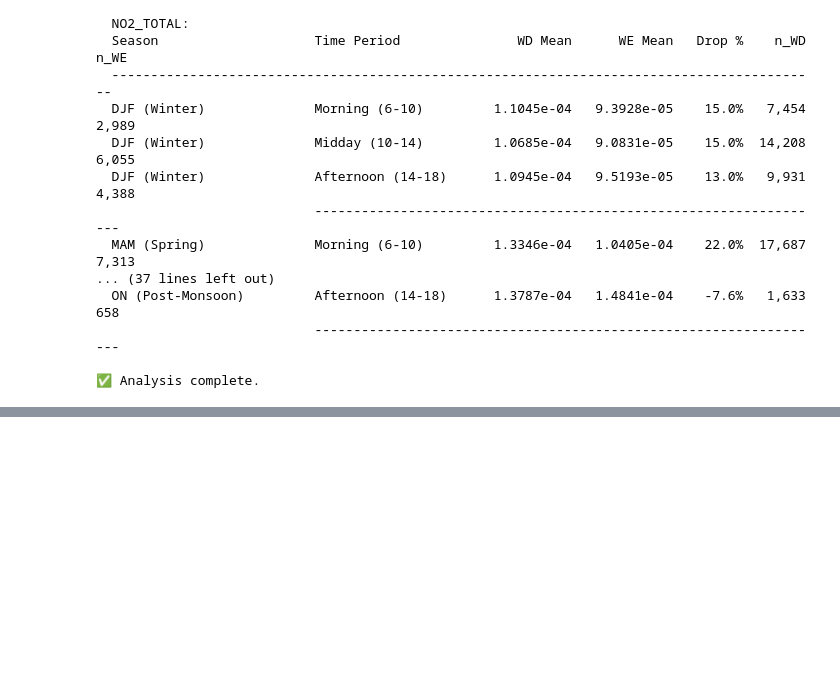
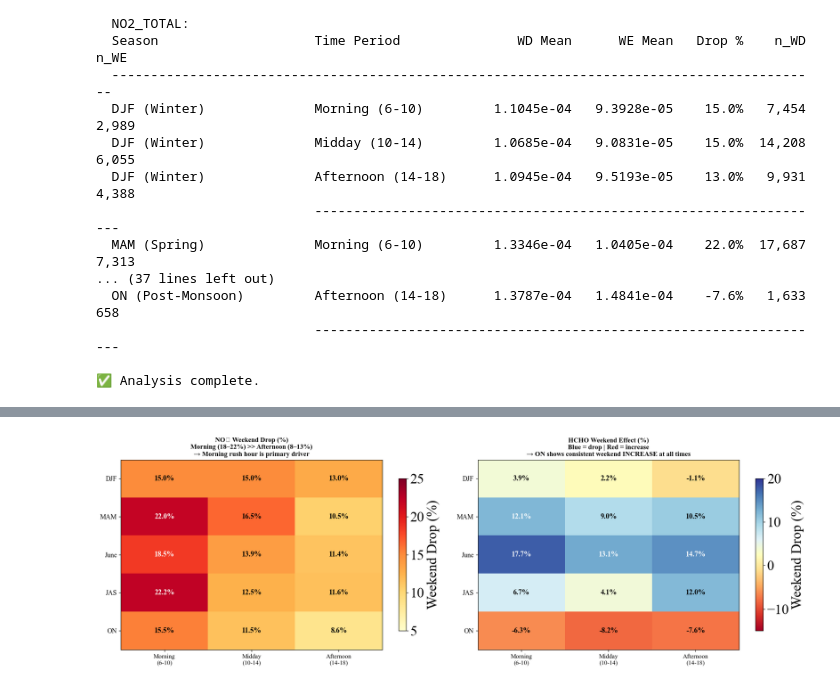
Before and after one commit to Shruti-Karandikar/nasa-VIP, a Jupyter notebook: daily_Time Series_mean_by_flag_all_gases.ipynb, the cells around one changed output, grey strips where cells are left out. Cells and saved outputs as stored; diff of their text form; code cells hidden in the pictures; blank space fills up the shorter version.

```diff
--- a/daily_Time Series_mean_by_flag_all_gases.ipynb
+++ b/daily_Time Series_mean_by_flag_all_gases.ipynb
@@ -803,0 +944,72 @@ print(f"\n✅ Analysis complete.")
+# %%
+# ============================================================
+# HEATMAP: Weekend Drop by Time of Day and Season
+# ============================================================
+
+fig, axes = plt.subplots(1, 2, figsize=(18, 6))
+
+time_periods_labels = ['Morning\n(6-10)', 'Midday\n(10-14)', 'Afternoon\n(14-18)']
+season_short_labels = ['DJF', 'MAM', 'June', 'JAS', 'ON']
+
+# NO₂ data from actual output
+no2_tod_data = np.array([
+    [15.0, 15.0, 13.0],
+    [22.0, 16.5, 10.5],
+    [18.5, 13.9, 11.4],
+    [22.2, 12.5, 11.6],
+    [15.5, 11.5, 8.6],
+])
+
+# HCHO data from actual output
+hcho_tod_data = np.array([
+    [3.9, 2.2, -1.1],
+    [12.1, 9.0, 10.5],
+    [17.7, 13.1, 14.7],
+    [6.7, 4.1, 12.0],
+    [-6.3, -8.2, -7.6],
+])
+
+# --- NO₂ Heatmap ---
+ax1 = axes[0]
+im1 = ax1.imshow(no2_tod_data, cmap='YlOrRd', aspect='auto', vmin=5, vmax=25)
+for i in range(len(season_short_labels)):
+    for j in range(len(time_periods_labels)):
+        text_color = 'white' if no2_tod_data[i, j] > 18 else 'black'
+        ax1.text(j, i, f'{no2_tod_data[i, j]:.1f}%',
+                 ha='center', va='center', fontsize=13, weight='bold',
+                 color=text_color)
+ax1.set_xticks(range(len(time_periods_labels)))
+ax1.set_xticklabels(time_periods_labels, fontsize=11)
+ax1.set_yticks(range(len(season_short_labels)))
+ax1.set_yticklabels(season_short_labels, fontsize=12)
+ax1.set_title('NO₂ Weekend Drop (%)\n'
+              'Morning (18–22%) >> Afternoon (8–13%)\n'
+              '→ Morning rush hour is primary driver',
+              fontsize=12, weight='bold')
+plt.colorbar(im1, ax=ax1, label='Weekend Drop (%)', shrink=0.8)
+
+# --- HCHO Heatmap ---
+ax2 = axes[1]
+im2 = ax2.imshow(hcho_tod_data, cmap='RdYlBu', aspect='auto', vmin=-15, vmax=20)
+for i in range(len(season_short_labels)):
+    for j in range(len(time_periods_labels)):
+        text_color = 'white' if abs(hcho_tod_data[i, j]) > 12 else 'black'
+        ax2.text(j, i, f'{hcho_tod_data[i, j]:.1f}%',
+                 ha='center', va='center', fontsize=13, weight='bold',
+                 color=text_color)
+ax2.set_xticks(range(len(time_periods_labels)))
+ax2.set_xticklabels(time_periods_labels, fontsize=11)
+ax2.set_yticks(range(len(season_short_labels)))
+ax2.set_yticklabels(season_short_labels, fontsize=12)
+ax2.set_title('HCHO Weekend Effect (%)\n'
+              'Blue = drop | Red = increase\n'
+              '→ ON shows consistent weekend INCREASE at all times',
+              fontsize=12, weight='bold')
+plt.colorbar(im2, ax=ax2, label='Weekend Drop (%)', shrink=0.8)
+
+plt.tight_layout()
+plt.savefig(os.path.join(output_dir, "Heatmap_TimeOfDay_WeekendEffect.png"),
+            dpi=300, bbox_inches='tight')
+plt.show()
+# %% [output]
+[figure, added]
```
Also changed, not shown: parts of 9 cells of this notebook.
